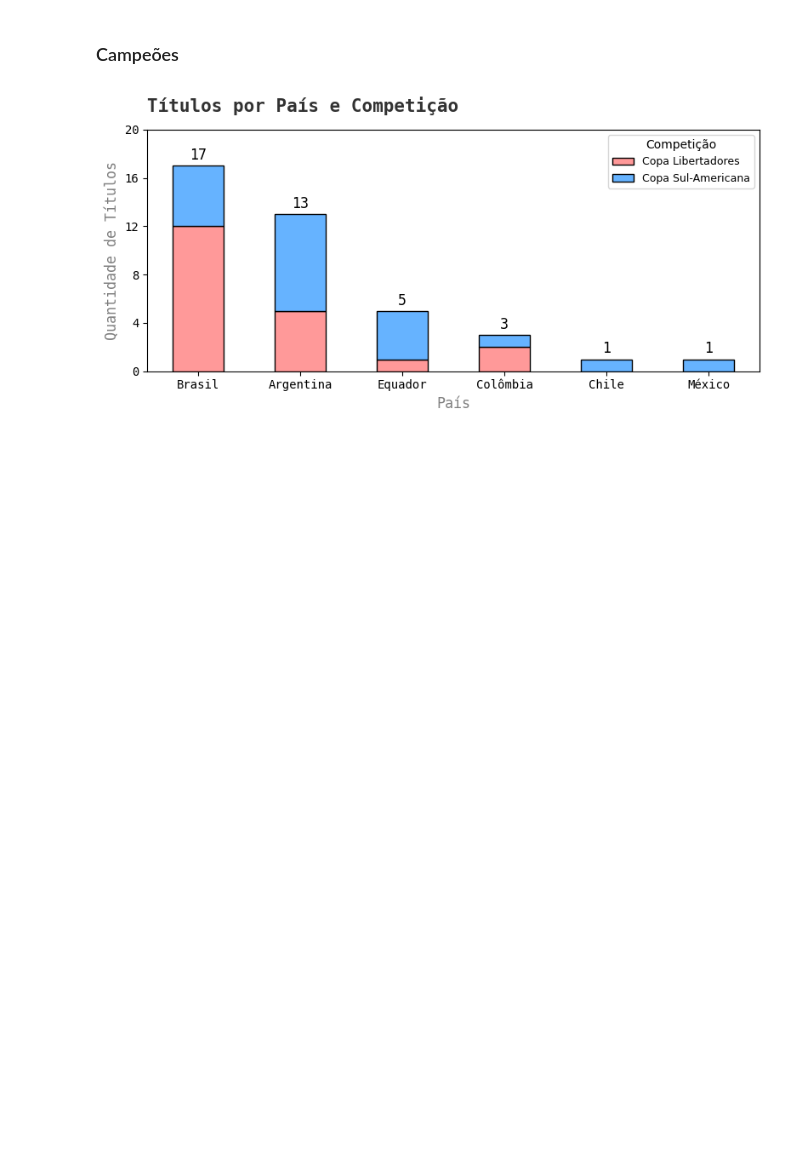
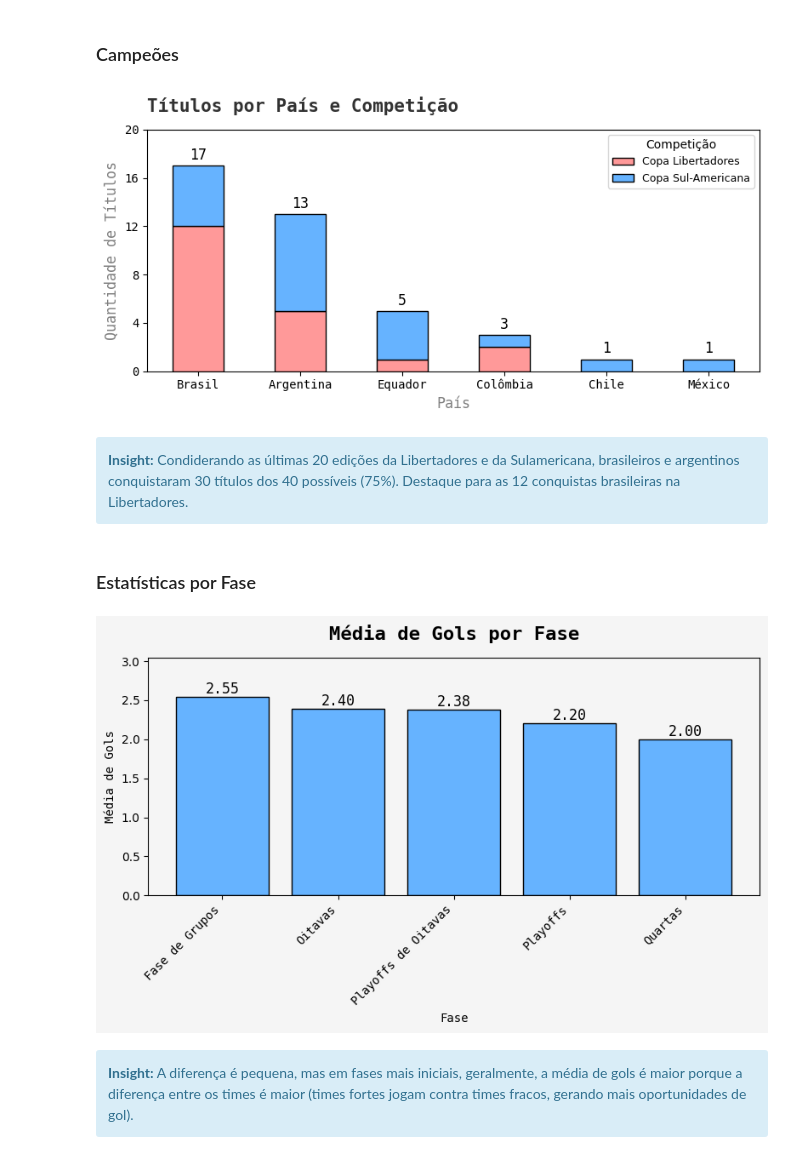
Before and after one commit to mathanssen/alts-digital, a Jupyter notebook: south-america-competitions/notebooks/analysis.ipynb, the cells around one changed output. Drawn from its saved outputs; the diff is of its cells as text; code cells hidden in the pictures; blank space fills up the shorter version.

```diff
--- a/south-america-competitions/notebooks/analysis.ipynb
+++ b/south-america-competitions/notebooks/analysis.ipynb
@@ -105,3 +126,15 @@ plot_champions_count_by_country(
 )
 # %% [output]
 [figure]
+# %% [markdown]
+<div class="alert alert-block alert-info">
+<b>Insight:</b> Condiderando as últimas 20 edições da Libertadores e da Sulamericana, brasileiros e argentinos conquistaram 30 títulos dos 40 possíveis (75%). Destaque para as 12 conquistas brasileiras na Libertadores.</div>
+# %% [markdown]
+### Estatísticas por Fase
+# %%
+plot_avg_goals_per_round(df)
+# %% [output]
+[figure, added]
+# %% [markdown]
+<div class="alert alert-block alert-info">
+<b>Insight:</b> A diferença é pequena, mas em fases mais iniciais, geralmente, a média de gols é maior porque a diferença entre os times é maior (times fortes jogam contra times fracos, gerando mais oportunidades de gol).</div>
```
Also changed, not shown: parts of 17 cells of this notebook, 2 other files.
